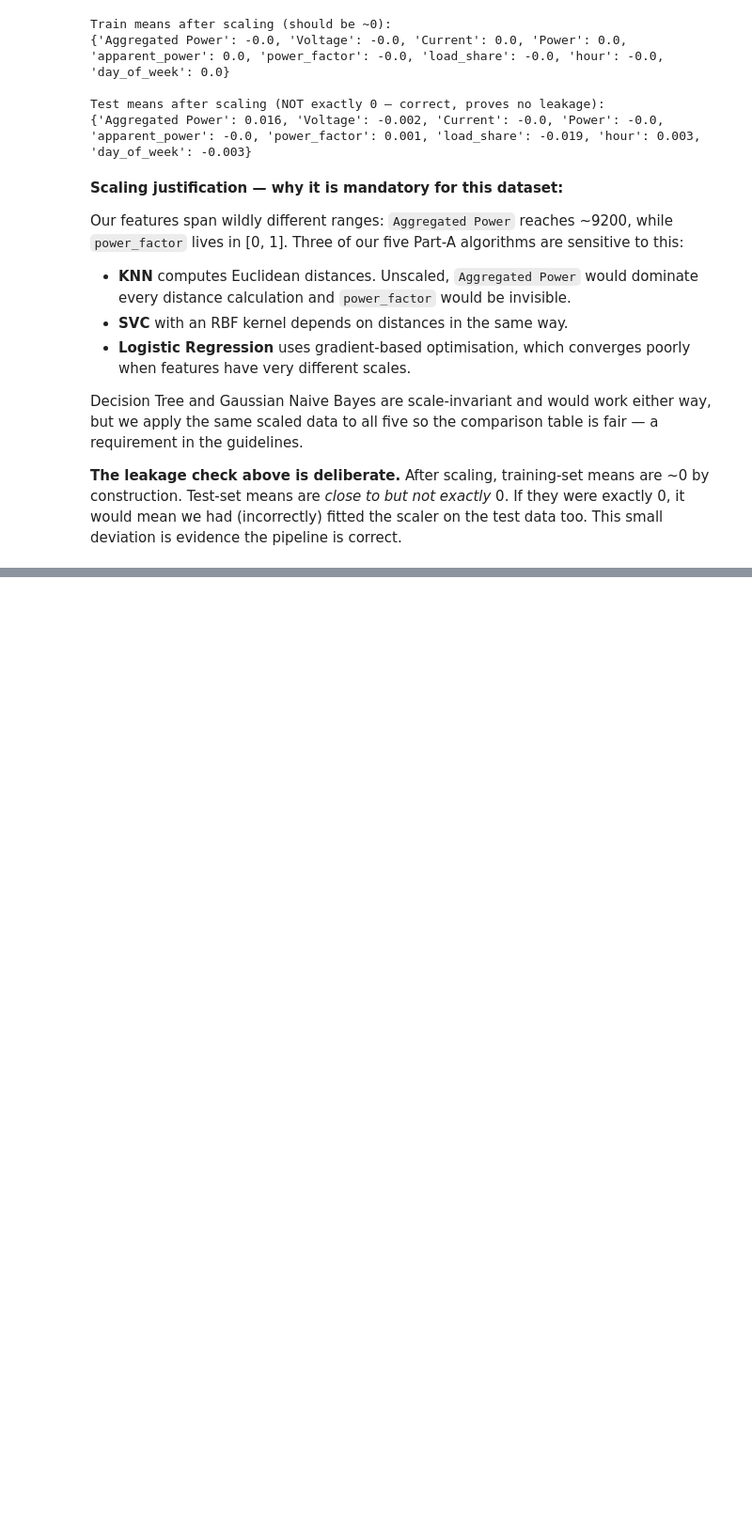
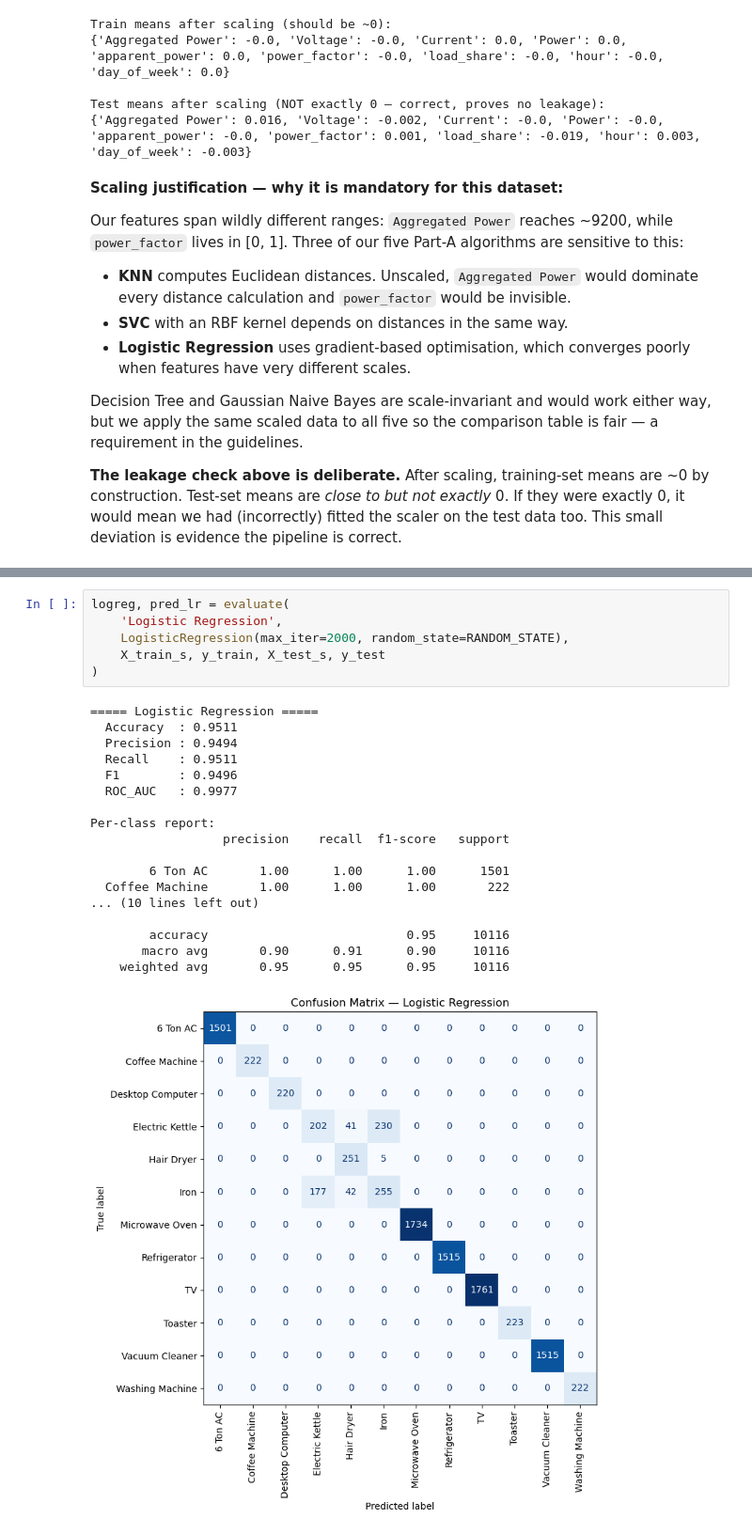
Before and after one commit to yazhini-vetrivel/airbnb_pricing_analytics, a Jupyter notebook: notebooks/classification.ipynb, the cells around one changed output, grey strips where cells are left out. Shown at 94% size. Drawn from its saved outputs; the diff is of its cells as text; blank space fills up the shorter version.

```diff
--- a/notebooks/classification.ipynb
+++ b/notebooks/classification.ipynb
@@ -560,0 +639,25 @@ evidence the pipeline is correct.
+# %%
+logreg, pred_lr = evaluate(
+    'Logistic Regression',
+    LogisticRegression(max_iter=2000, random_state=RANDOM_STATE),
+    X_train_s, y_train, X_test_s, y_test
+)
+# %% [output]
+===== Logistic Regression =====
+  Accuracy  : 0.9511
+  Precision : 0.9494
+  Recall    : 0.9511
+  F1        : 0.9496
+  ROC_AUC   : 0.9977
+
+Per-class report:
+                  precision    recall  f1-score   support
+
+        6 Ton AC       1.00      1.00      1.00      1501
+  Coffee Machine       1.00      1.00      1.00       222
+... (10 lines left out)
+
+        accuracy                           0.95     10116
+       macro avg       0.90      0.91      0.90     10116
+    weighted avg       0.95      0.95      0.95     10116
+[figure, added]
```
Also changed, not shown: parts of 26 cells of this notebook.
